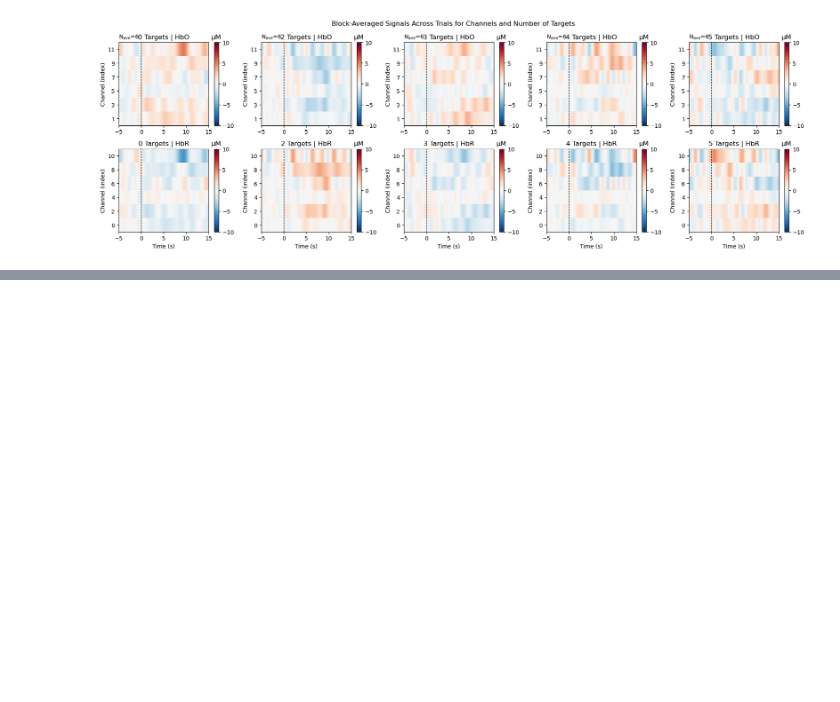
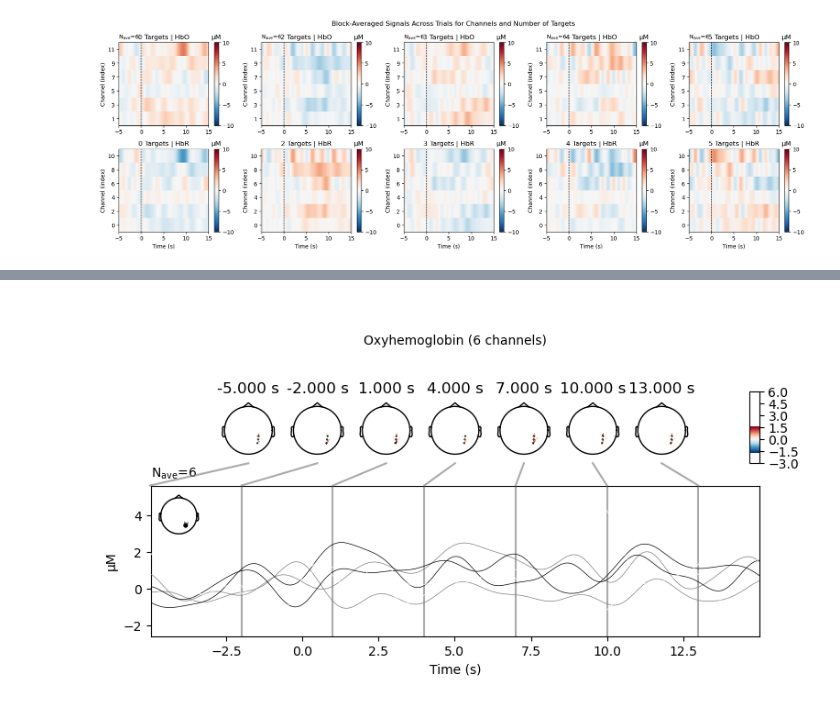
Before and after one commit to pulkitgoyal56/fnirsPy, a Jupyter notebook: playground.ipynb, the cells around one changed output, grey strips where cells are left out. Cells and saved outputs as stored; diff of their text form; code cells hidden in the pictures; blank space fills up the shorter version.

```diff
--- a/playground.ipynb
+++ b/playground.ipynb
@@ -74,0 +84,4 @@ nirs.plot_average_heatmap().tight_layout()
+# %%
+nirs.epochs['0'].average(picks='hbo').plot_joint(times=np.arange(nirs.T_EPOCH_START, nirs.T_EPOCH_END, 3), topomap_args={'extrapolate': 'local'});
+# %% [output]
+[figure, added]
```
Also changed, not shown: parts of 1 cell of this notebook.
